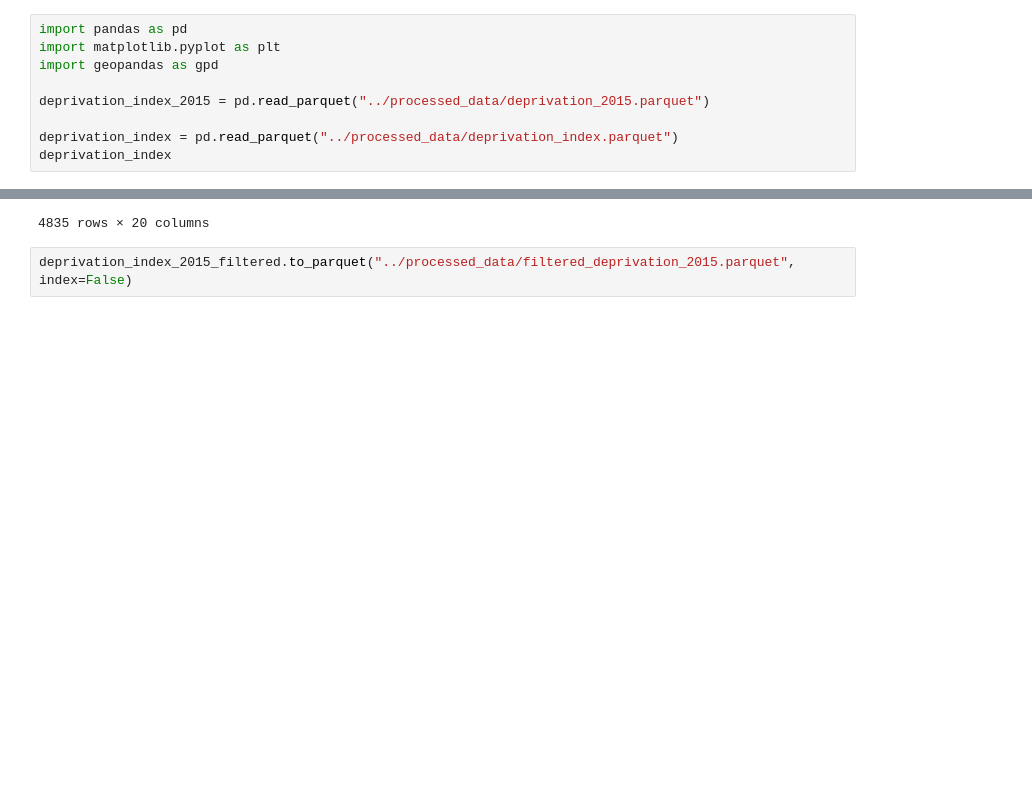
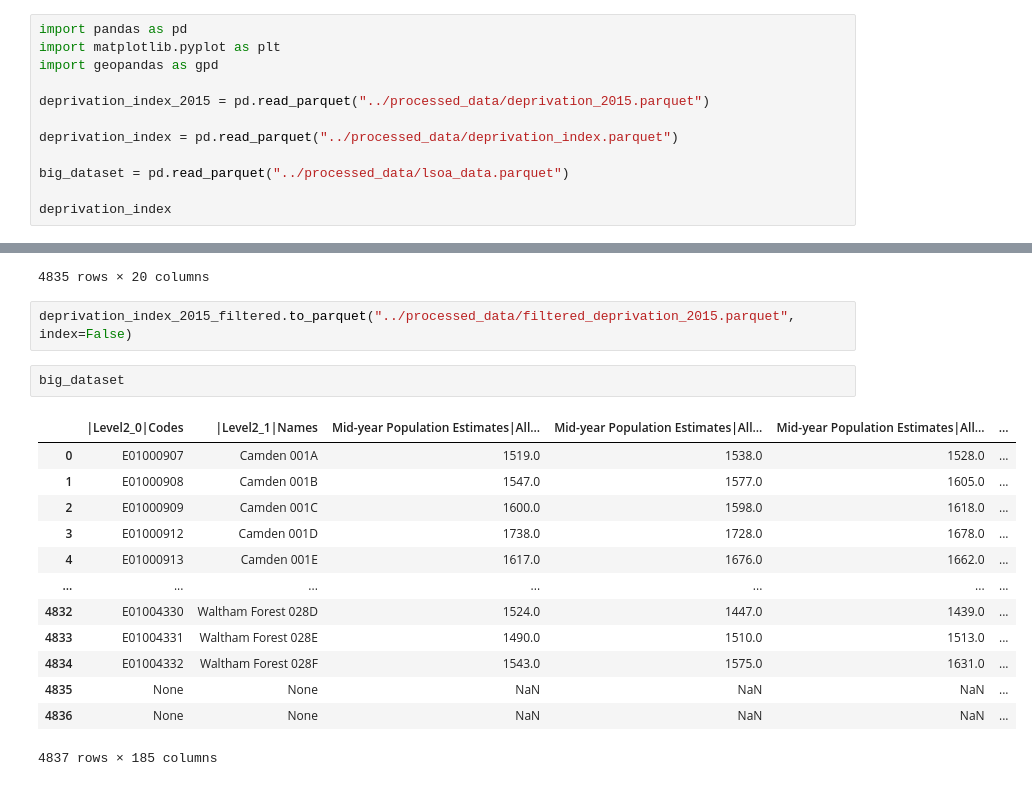
Before and after one commit to skyrimer/ARWCASP, a Jupyter notebook: EDA/Deprivation.ipynb, the cells around one changed output, grey strips where cells are left out. Drawn from its saved outputs; the diff is of its cells as text; blank space fills up the shorter version.

Commit message:
Remove unnecessary data and further EDA

```diff
--- a/EDA/Deprivation.ipynb
+++ b/EDA/Deprivation.ipynb
@@ -6,6 +6,9 @@ import geopandas as gpd
 deprivation_index_2015 = pd.read_parquet("../processed_data/deprivation_2015.parquet")
 
 deprivation_index = pd.read_parquet("../processed_data/deprivation_index.parquet")
+
+big_dataset = pd.read_parquet("../processed_data/lsoa_data.parquet")
+
 deprivation_index
 # %% [output]
 |  | ls11cd | la19nm | england_imd_rank | england_imd_decile | london_imd_rank | london_imd_decile | ... |
@@ -86,3 +89,19 @@ deprivation_index_2015_filtered
 4835 rows × 20 columns
 # %%
 deprivation_index_2015_filtered.to_parquet("../processed_data/filtered_deprivation_2015.parquet", index=False)
+# %%
+big_dataset
+# %% [output]
+|  | ﻿|Level2_0|Codes | ﻿|Level2_1|Names | Mid-year Population Estimates|All... | Mid-year Population Estimates|All... | Mid-year Population Estimates|All... | ... |
+| 0 | E01000907 | Camden 001A | 1519.0 | 1538.0 | 1528.0 | ... |
+| 1 | E01000908 | Camden 001B | 1547.0 | 1577.0 | 1605.0 | ... |
+| 2 | E01000909 | Camden 001C | 1600.0 | 1598.0 | 1618.0 | ... |
+| 3 | E01000912 | Camden 001D | 1738.0 | 1728.0 | 1678.0 | ... |
+| 4 | E01000913 | Camden 001E | 1617.0 | 1676.0 | 1662.0 | ... |
+| ... | ... | ... | ... | ... | ... | ... |
+| 4832 | E01004330 | Waltham Forest 028D | 1524.0 | 1447.0 | 1439.0 | ... |
+| 4833 | E01004331 | Waltham Forest 028E | 1490.0 | 1510.0 | 1513.0 | ... |
+| 4834 | E01004332 | Waltham Forest 028F | 1543.0 | 1575.0 | 1631.0 | ... |
+| 4835 | None | None | NaN | NaN | NaN | ... |
+| 4836 | None | None | NaN | NaN | NaN | ... |
+4837 rows × 185 columns
```
Also changed, not shown: 9 other files.
